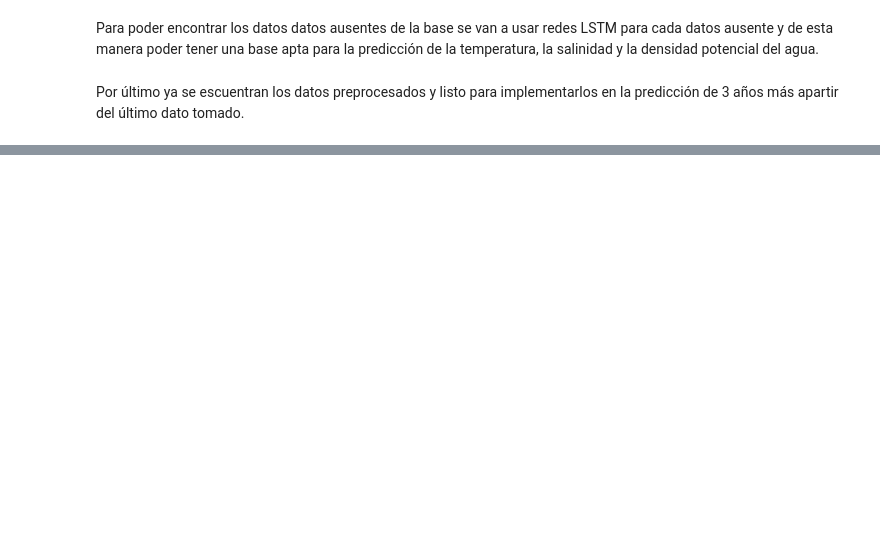
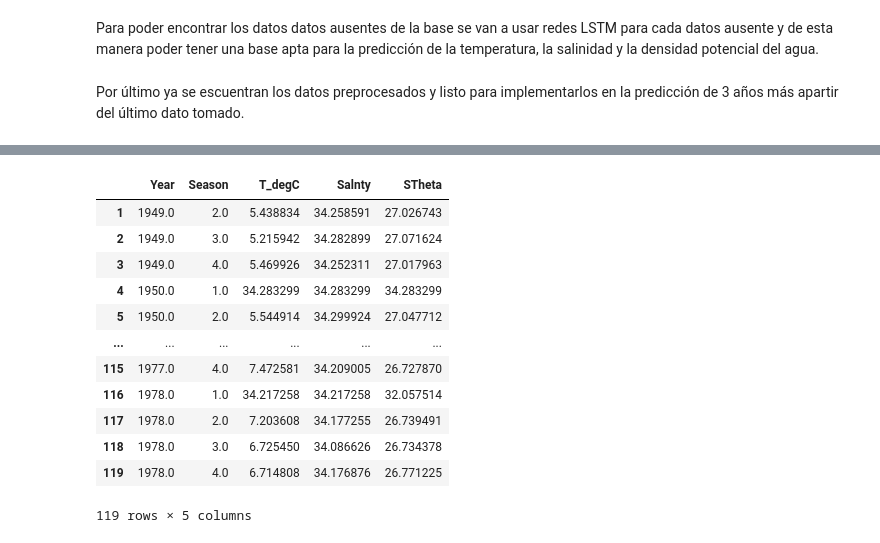
Before and after one commit to Lmdela/Trabajo-de-Mineria-de-Datos, a Jupyter notebook: Adecuación_de_la_base_de_datos.ipynb, the cells around one changed output, grey strips where cells are left out. Cells and saved outputs as stored; diff of their text form; code cells hidden in the pictures; blank space fills up the shorter version.

```diff
--- a/Adecuación_de_la_base_de_datos.ipynb
+++ b/Adecuación_de_la_base_de_datos.ipynb
@@ -396,3 +405,20 @@ lowdata
+# %%
+pd.set_option('display.max_rows', 10)
+highdata
+# %% [output]
+|  | Year | Season | T_degC | Salnty | STheta |
+| 1 | 1949.0 | 2.0 | 5.438834 | 34.258591 | 27.026743 |
+| 2 | 1949.0 | 3.0 | 5.215942 | 34.282899 | 27.071624 |
+| 3 | 1949.0 | 4.0 | 5.469926 | 34.252311 | 27.017963 |
+| 4 | 1950.0 | 1.0 | 34.283299 | 34.283299 | 34.283299 |
+| 5 | 1950.0 | 2.0 | 5.544914 | 34.299924 | 27.047712 |
+| ... | ... | ... | ... | ... | ... |
+| 115 | 1977.0 | 4.0 | 7.472581 | 34.209005 | 26.727870 |
+| 116 | 1978.0 | 1.0 | 34.217258 | 34.217258 | 32.057514 |
+| 117 | 1978.0 | 2.0 | 7.203608 | 34.177255 | 26.739491 |
+| 118 | 1978.0 | 3.0 | 6.725450 | 34.086626 | 26.734378 |
+| 119 | 1978.0 | 4.0 | 6.714808 | 34.176876 | 26.771225 |
+119 rows × 5 columns
 # %%
 lowdata.to_csv (r'C:\Users\USER\Documents\low.csv', index = False, header=True)
 middata.to_csv (r'C:\Users\USER\Documents\mid.csv', index = False, header=True)
```
Also changed, not shown: parts of 10 cells of this notebook.
